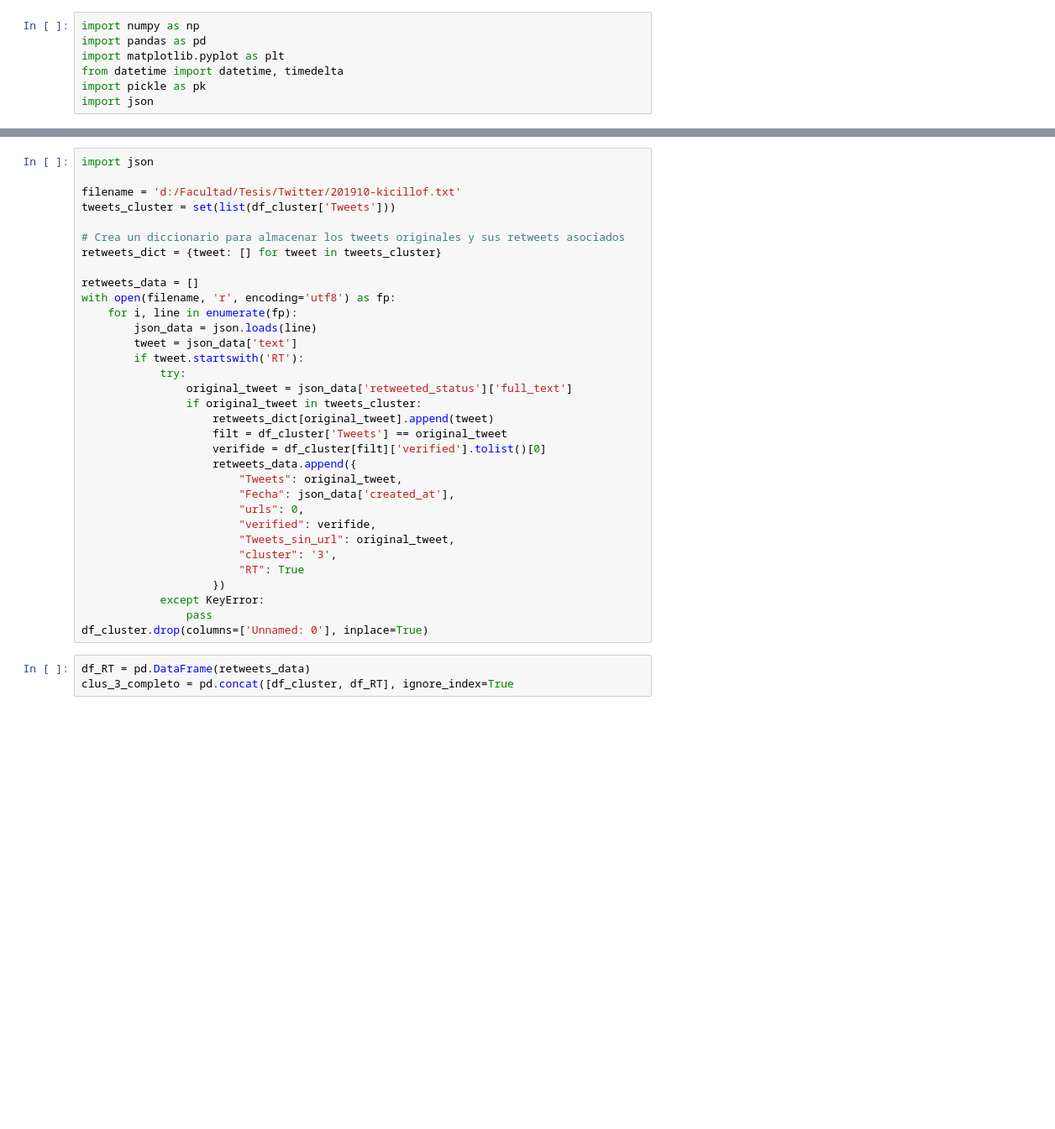
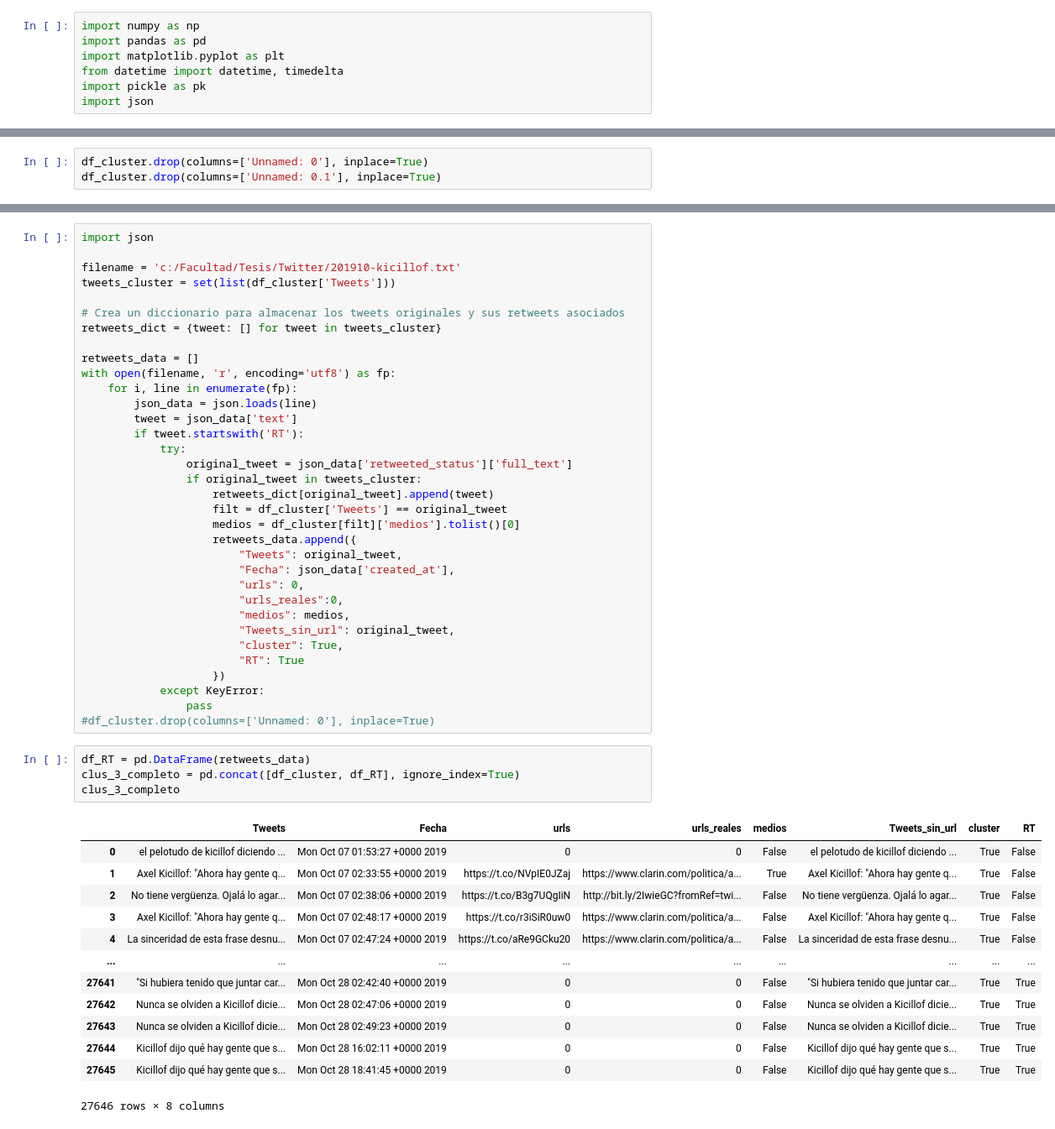
Before and after one commit to Ale-Mildiner/Tesis, a Jupyter notebook: Base_Twitter/series_temporales_con_medios.ipynb, the cells around one changed output, grey strips where cells are left out. Shown at 84% size. Cells and saved outputs as stored; diff of their text form; blank space fills up the shorter version.

```diff
--- a/Base_Twitter/series_temporales_con_medios.ipynb
+++ b/Base_Twitter/series_temporales_con_medios.ipynb
@@ -21,0 +38,3 @@ df_cluster = kici_oct[kici_oct['cluster'] == True]
+# %%
+df_cluster.drop(columns=['Unnamed: 0'], inplace=True)
+df_cluster.drop(columns=['Unnamed: 0.1'], inplace=True)
@@ -22,7 +50,7 @@ df_cluster = kici_oct[kici_oct['cluster'] == True]
 # %%
 import json
 
-filename = 'd:/Facultad/Tesis/Twitter/201910-kicillof.txt'
+filename = 'c:/Facultad/Tesis/Twitter/201910-kicillof.txt'
 tweets_cluster = set(list(df_cluster['Tweets']))
 
 # Crea un diccionario para almacenar los tweets originales y sus retweets asociados
@@ -39,22 +67,38 @@ with open(filename, 'r', encoding='utf8') as fp:
                 if original_tweet in tweets_cluster:
                     retweets_dict[original_tweet].append(tweet)
                     filt = df_cluster['Tweets'] == original_tweet
-                    verifide = df_cluster[filt]['verified'].tolist()[0]
+                    medios = df_cluster[filt]['medios'].tolist()[0]
                     retweets_data.append({
                         "Tweets": original_tweet,
                         "Fecha": json_data['created_at'],
                         "urls": 0,
-                        "verified": verifide,
+                        "urls_reales":0,
+                        "medios": medios,
                         "Tweets_sin_url": original_tweet,
-                        "cluster": '3',
+                        "cluster": True,
                         "RT": True
                     })
             except KeyError:
                 pass
-df_cluster.drop(columns=['Unnamed: 0'], inplace=True)
+#df_cluster.drop(columns=['Unnamed: 0'], inplace=True)
 # %%
 df_RT = pd.DataFrame(retweets_data)
-clus_3_completo = pd.concat([df_cluster, df_RT], ignore_index=True
+clus_3_completo = pd.concat([df_cluster, df_RT], ignore_index=True)
+clus_3_completo
+# %% [output]
+|  | Tweets | Fecha | urls | urls_reales | medios | Tweets_sin_url | cluster | RT |
+| 0 | el pelotudo de kicillof diciendo ... | Mon Oct 07 01:53:27 +0000 2019 | 0 | 0 | False | el pelotudo de kicillof diciendo ... | True | False |
+| 1 | Axel Kicillof: "Ahora hay gente q... | Mon Oct 07 02:33:55 +0000 2019 | https://t.co/NVpIE0JZaj | https://www.clarin.com/politica/a... | True | Axel Kicillof: "Ahora hay gente q... | True | False |
+| 2 | No tiene vergüenza. Ojalá lo agar... | Mon Oct 07 02:38:06 +0000 2019 | https://t.co/B3g7UQgIiN | http://bit.ly/2IwieGC?fromRef=twi... | False | No tiene vergüenza. Ojalá lo agar... | True | False |
+| 3 | Axel Kicillof: "Ahora hay gente q... | Mon Oct 07 02:48:17 +0000 2019 | https://t.co/r3iSiR0uw0 | https://www.clarin.com/politica/a... | False | Axel Kicillof: "Ahora hay gente q... | True | False |
+| 4 | La sinceridad de esta frase desnu... | Mon Oct 07 02:47:24 +0000 2019 | https://t.co/aRe9GCku20 | https://www.clarin.com/politica/a... | False | La sinceridad de esta frase desnu... | True | False |
+| ... | ... | ... | ... | ... | ... | ... | ... | ... |
+| 27641 | "Si hubiera tenido que juntar car... | Mon Oct 28 02:42:40 +0000 2019 | 0 | 0 | False | "Si hubiera tenido que juntar car... | True | True |
+| 27642 | Nunca se olviden a Kicillof dicie... | Mon Oct 28 02:47:06 +0000 2019 | 0 | 0 | False | Nunca se olviden a Kicillof dicie... | True | True |
+| 27643 | Nunca se olviden a Kicillof dicie... | Mon Oct 28 02:49:23 +0000 2019 | 0 | 0 | False | Nunca se olviden a Kicillof dicie... | True | True |
+| 27644 | Kicillof dijo qué hay gente que s... | Mon Oct 28 16:02:11 +0000 2019 | 0 | 0 | False | Kicillof dijo qué hay gente que s... | True | True |
+| 27645 | Kicillof dijo qué hay gente que s... | Mon Oct 28 18:41:45 +0000 2019 | 0 | 0 | False | Kicillof dijo qué hay gente que s... | True | True |
+27646 rows × 8 columns
 # %%
 clus_3_completo['Fecha'] = pd.to_datetime(clus_3_completo['Fecha'], format='%a %b %d %H:%M:%S +0000 %Y')
 horas = '6H'
```
Also changed, not shown: parts of 4 cells of this notebook, 1 other file.
